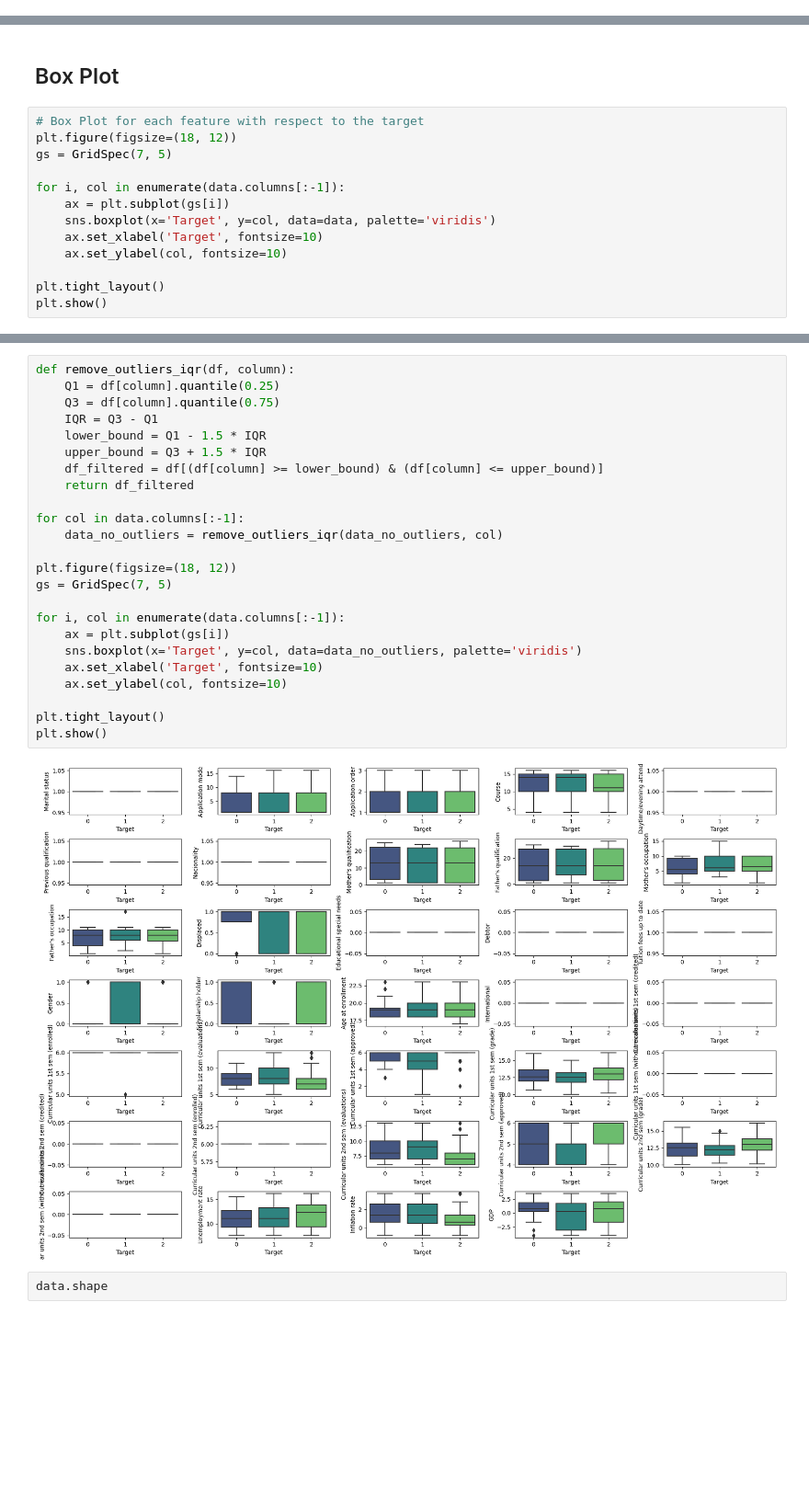
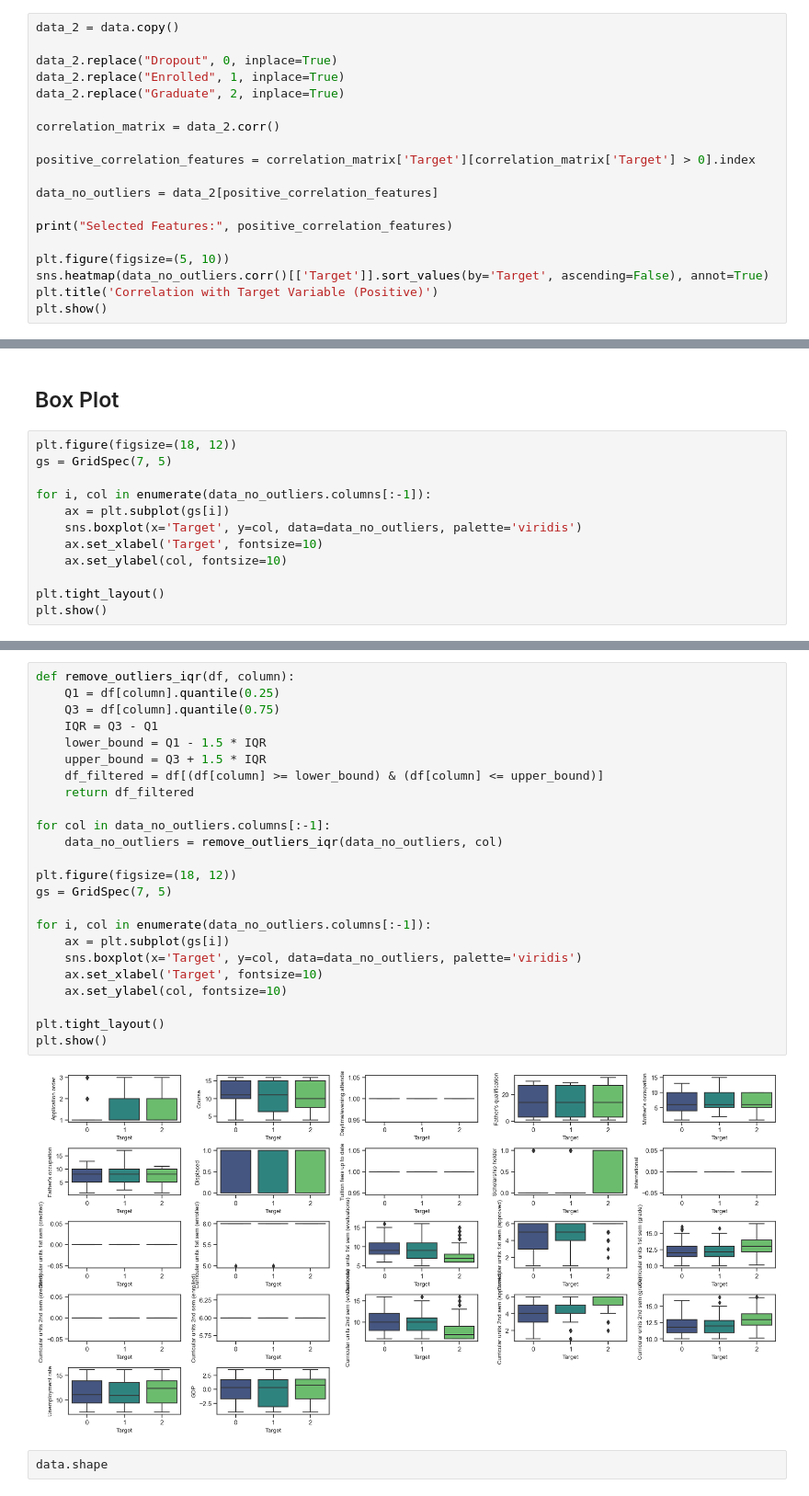
Before and after one commit to hamzaezzine/Predict-students-dropout-and-academic-success-using-machine-learning-algorithms, a Jupyter notebook: notebook-project.ipynb, the cells around one changed output, grey strips where cells are left out. Shown at 92% size. Drawn from its saved outputs; the diff is of its cells as text; blank space fills up the shorter version.

```diff
--- a/notebook-project.ipynb
+++ b/notebook-project.ipynb
@@ -176,0 +201,19 @@ plt.show()
+# %%
+data_2 = data.copy()
+
+data_2.replace("Dropout", 0, inplace=True)
+data_2.replace("Enrolled", 1, inplace=True)
+data_2.replace("Graduate", 2, inplace=True)
+
+correlation_matrix = data_2.corr()
+
+positive_correlation_features = correlation_matrix['Target'][correlation_matrix['Target'] > 0].index
+
+data_no_outliers = data_2[positive_correlation_features]
+
+print("Selected Features:", positive_correlation_features)
+
+plt.figure(figsize=(5, 10))
+sns.heatmap(data_no_outliers.corr()[['Target']].sort_values(by='Target', ascending=False), annot=True)
+plt.title('Correlation with Target Variable (Positive)')
+plt.show()
@@ -177,13 +237,12 @@ plt.show()
 # %% [markdown]
 ## Box Plot
 # %%
-# Box Plot for each feature with respect to the target
 plt.figure(figsize=(18, 12))
 gs = GridSpec(7, 5)
 
-for i, col in enumerate(data.columns[:-1]):
+for i, col in enumerate(data_no_outliers.columns[:-1]):
     ax = plt.subplot(gs[i])
-    sns.boxplot(x='Target', y=col, data=data, palette='viridis')
+    sns.boxplot(x='Target', y=col, data=data_no_outliers, palette='viridis')
     ax.set_xlabel('Target', fontsize=10)
     ax.set_ylabel(col, fontsize=10)
 
@@ -194,29 +253,29 @@ plt.show()
 # %%
 def remove_outliers_iqr(df, column):
     Q1 = df[column].quantile(0.25)
     Q3 = df[column].quantile(0.75)
     IQR = Q3 - Q1
     lower_bound = Q1 - 1.5 * IQR
     upper_bound = Q3 + 1.5 * IQR
     df_filtered = df[(df[column] >= lower_bound) & (df[column] <= upper_bound)]
     return df_filtered
 
-for col in data.columns[:-1]:
+for col in data_no_outliers.columns[:-1]:
     data_no_outliers = remove_outliers_iqr(data_no_outliers, col)
 
 plt.figure(figsize=(18, 12))
 gs = GridSpec(7, 5)
 
-for i, col in enumerate(data.columns[:-1]):
+for i, col in enumerate(data_no_outliers.columns[:-1]):
     ax = plt.subplot(gs[i])
     sns.boxplot(x='Target', y=col, data=data_no_outliers, palette='viridis')
     ax.set_xlabel('Target', fontsize=10)
     ax.set_ylabel(col, fontsize=10)
 
 plt.tight_layout()
 plt.show()
 # %% [output]
-[figure, old version]
+[figure, new version]
 # %%
 data.shape
 # %% [output]
```
Also changed, not shown: parts of 27 cells of this notebook, 1 other file.
